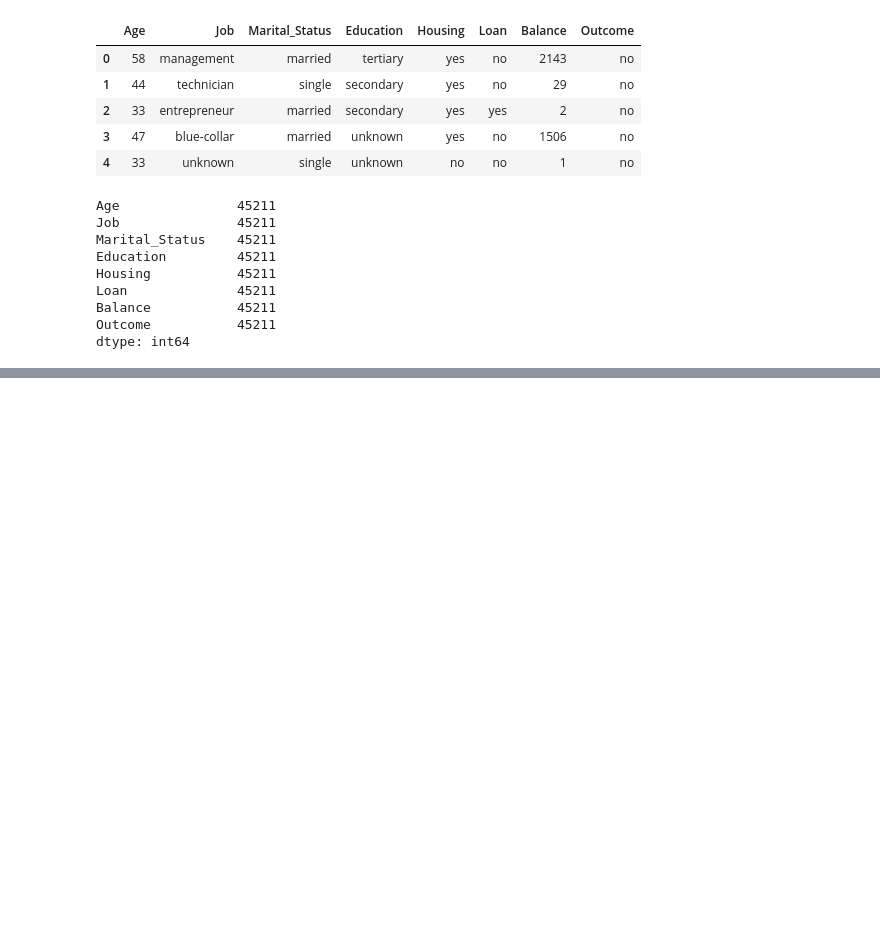
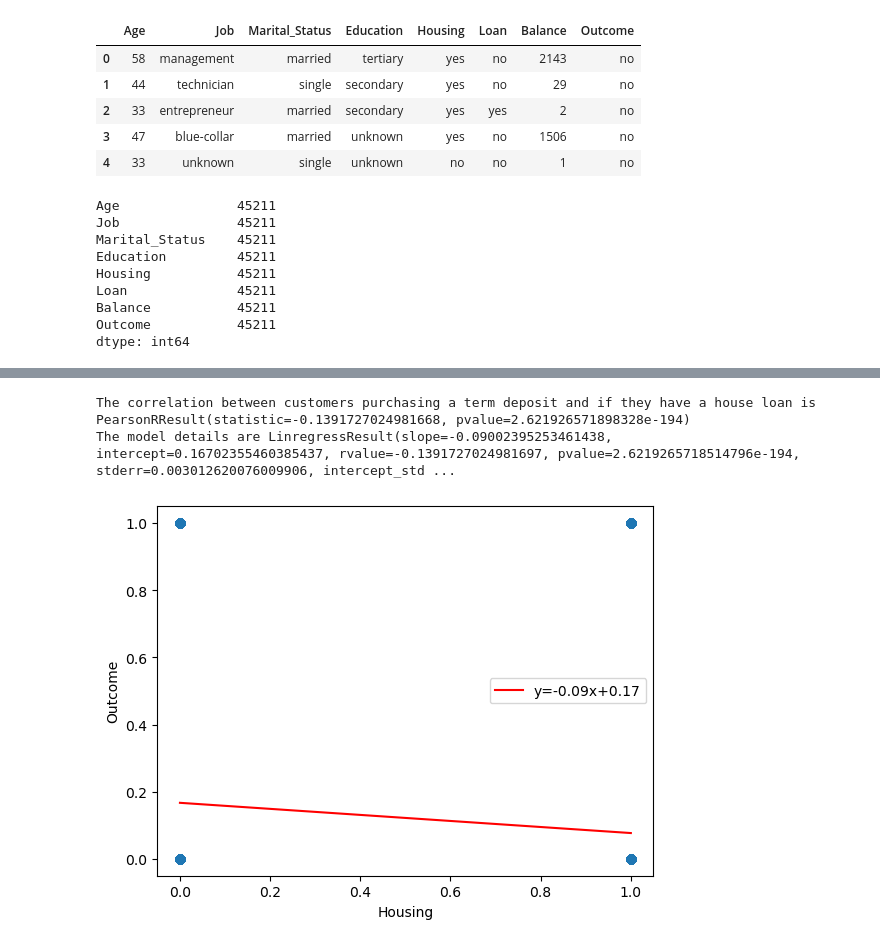
Before and after one commit to Prachi-Shah1002/Project_1, a Jupyter notebook: Main.ipynb, the cells around one changed output, grey strips where cells are left out. Saved outputs shown, nothing was run; the diff lists cells and outputs as text; code cells hidden in the pictures; blank space fills up the shorter version.

```diff
--- a/Main.ipynb
+++ b/Main.ipynb
@@ -65,0 +93,27 @@ dtype: int64
+# %%
+# This calculates the correlation between customers having a house loan and purchased the product
+
+# Updates the values of the dataset from "yes" to 1 and from "no" to 0
+train_data_df_updated = train_data_df.replace('yes',1)
+train_data_df_updated2 = train_data_df_updated.replace('no',0)
+train_data_df_updated2
+# Calculates pearsonr and model data
+corr=st.pearsonr(train_data_df_updated2['Housing'],train_data_df_updated2['Outcome'])
+print(f"The correlation between customers purchasing a term deposit and if they have a house loan is {corr}")
+model=st.linregress(train_data_df_updated2['Housing'],train_data_df_updated2['Outcome'])
+print(f"The model details are {model}")
+# Taking the values from above output
+slope = -0.090
+intercept = 0.167
+line = slope*(train_data_df_updated2['Housing'])+intercept
+# Creates the graph
+plt.scatter(train_data_df_updated2['Housing'],train_data_df_updated2['Outcome'])
+plt.plot(train_data_df_updated2['Housing'], line, 'r', label='y={:.2f}x+{:.2f}'.format(slope,intercept))
+plt.xlabel('Housing')
+plt.ylabel('Outcome')
+plt.legend()
+plt.show()
+# %% [output]
+The correlation between customers purchasing a term deposit and if they have a house loan is PearsonRResult(statistic=-0.1391727024981668, pvalue=2.621926571898328e-194)
+The model details are LinregressResult(slope=-0.09002395253461438, intercept=0.16702355460385437, rvalue=-0.1391727024981697, pvalue=2.6219265718514796e-194, stderr=0.003012620076009906, intercept_std ...
+[figure, added]
```
Also changed, not shown: parts of 9 cells of this notebook, 1 other file.
